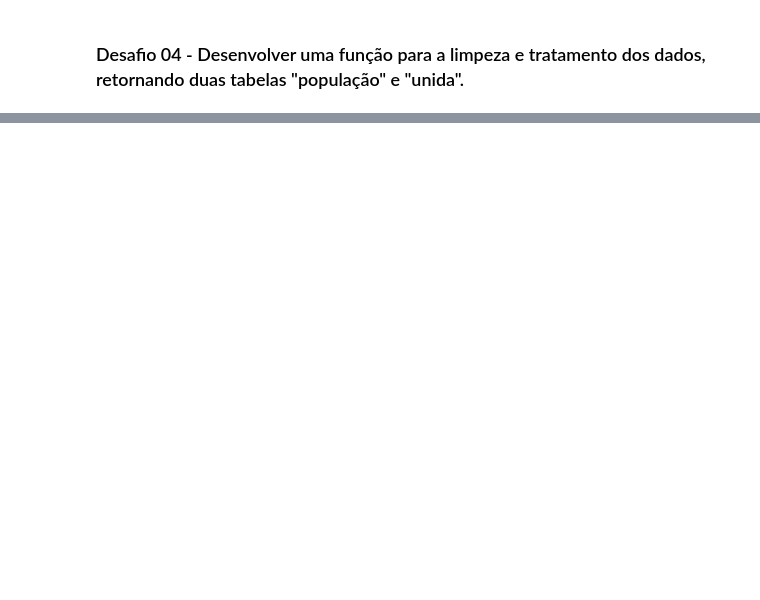
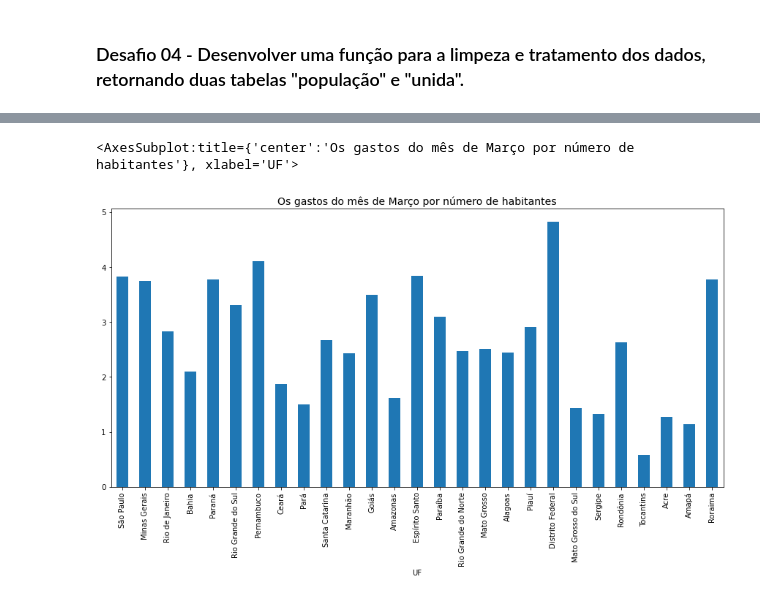
Before and after one commit to cmattosr/bootcampDS_Mod02, a Jupyter notebook: BootcampDataScience_Mod02.ipynb, the cells around one changed output, grey strips where cells are left out. Saved outputs shown, nothing was run; the diff lists cells and outputs as text; code cells hidden in the pictures; blank space fills up the shorter version.

```diff
--- a/BootcampDataScience_Mod02.ipynb
+++ b/BootcampDataScience_Mod02.ipynb
@@ -856,0 +990,8 @@ dados_da_populacao.join(gastos_mes_mais_recente)
+# %%
+#ordenar por habitante
+plt.figure(figsize=(15,7))
+plt.title("Os gastos do mês de Março por número de habitantes", size=14)
+gastos_e_populacao_recentes.sort_values(by="Populacao", ascending=False)["gasto por habitante 2021/Mar"].plot(kind="bar")
+# %% [output]
+<AxesSubplot:title={'center':'Os gastos do mês de Março por número de habitantes'}, xlabel='UF'>
+[figure, added]
```
Also changed, not shown: parts of 34 cells of this notebook.
